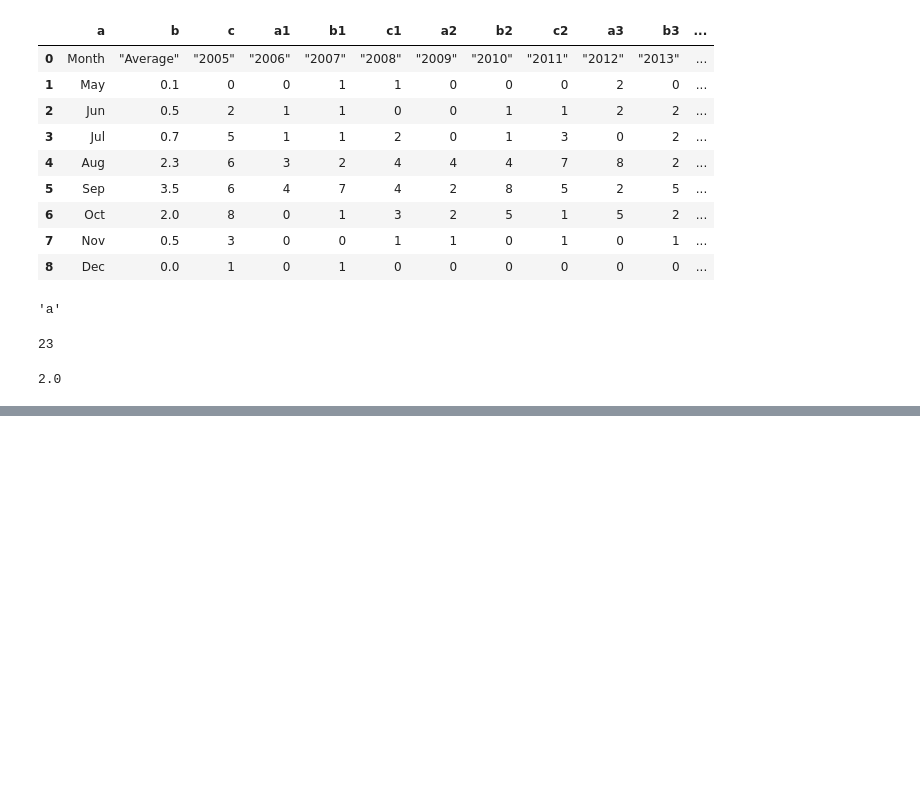
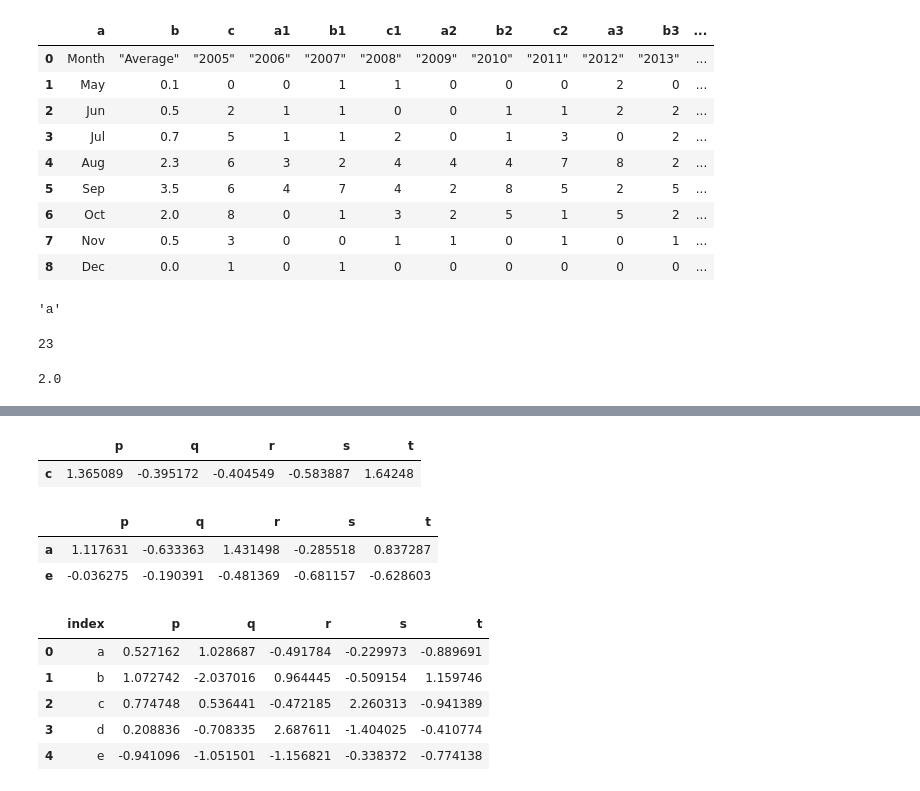
Before and after one commit to Prab1234/assignments, a Jupyter notebook: normal practise1.ipynb, the cells around one changed output, grey strips where cells are left out. Saved outputs shown, nothing was run; the diff lists cells and outputs as text; code cells hidden in the pictures; blank space fills up the shorter version.

```diff
--- a/normal practise1.ipynb
+++ b/normal practise1.ipynb
@@ -1538,0 +1640,2 @@ s3[0]
+# %%
+l.drop('new_col',axis=1,inplace=True)
@@ -1538,0 +1659,2 @@ s3[0]
+# %%
+l.drop(['b','c'],inplace=True)
@@ -1538,0 +1704,21 @@ s3[0]
+# %%
+l[(l['q'] <0) & (l['r']<0)]
+# %% [output]
+|  | p | q | r | s | t |
+| c | 1.365089 | -0.395172 | -0.404549 | -0.583887 | 1.64248 |
+# %%
+import numpy as np
+l.iloc[np.where(l['s']<0)]
+# %% [output]
+|  | p | q | r | s | t |
+| a | 1.117631 | -0.633363 | 1.431498 | -0.285518 | 0.837287 |
+| e | -0.036275 | -0.190391 | -0.481369 | -0.681157 | -0.628603 |
+# %%
+l.reset_index()
+# %% [output]
+|  | index | p | q | r | s | t |
+| 0 | a | 0.527162 | 1.028687 | -0.491784 | -0.229973 | -0.889691 |
+| 1 | b | 1.072742 | -2.037016 | 0.964445 | -0.509154 | 1.159746 |
+| 2 | c | 0.774748 | 0.536441 | -0.472185 | 2.260313 | -0.941389 |
+| 3 | d | 0.208836 | -0.708335 | 2.687611 | -1.404025 | -0.410774 |
+| 4 | e | -0.941096 | -1.051501 | -1.156821 | -0.338372 | -0.774138 |
```
Also changed, not shown: parts of 51 cells of this notebook.
